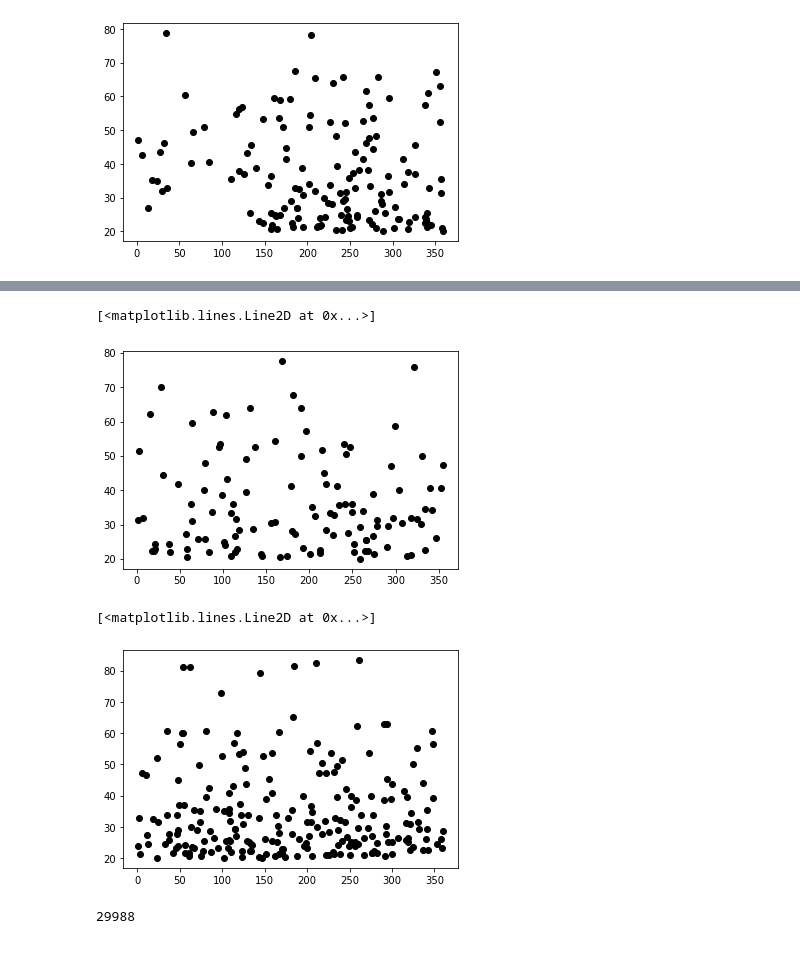
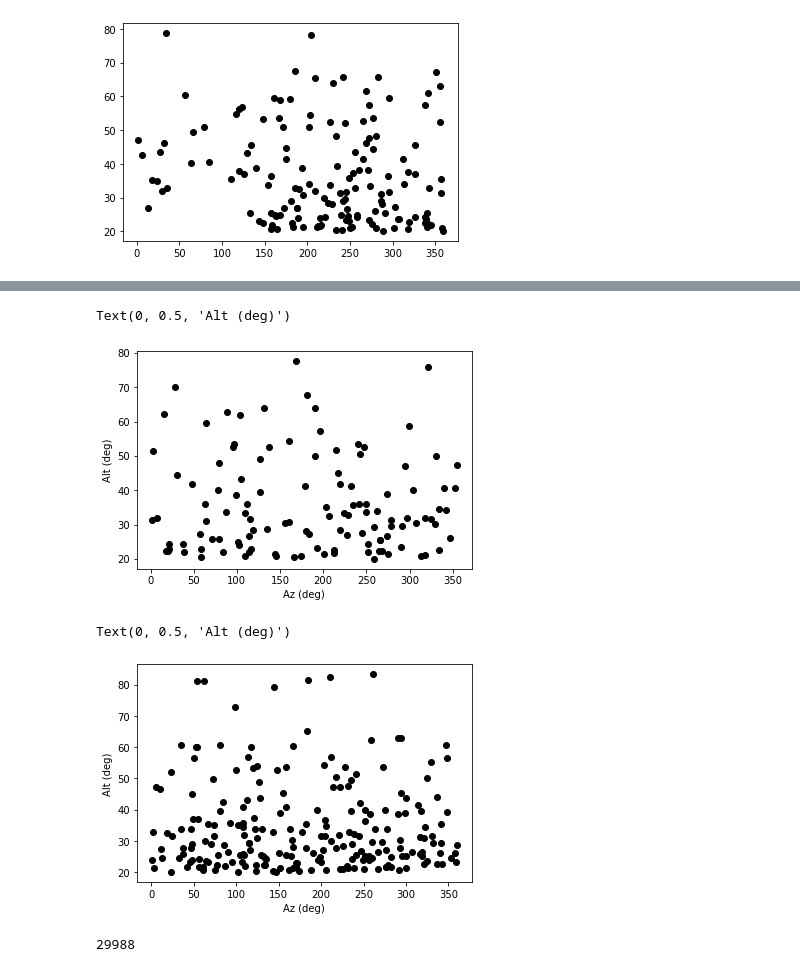
Before and after one commit to dirac-institute/satellite-dodging, a Jupyter notebook: satellite_util_examples.ipynb, the cells around one changed output, grey strips where cells are left out. Saved outputs shown, nothing was run; the diff lists cells and outputs as text; code cells hidden in the pictures.

```diff
--- a/satellite_util_examples.ipynb
+++ b/satellite_util_examples.ipynb
@@ -163,17 +164,21 @@ update time= 29.812159 s
 # %%
 indx = const.visible
 plt.plot(np.degrees(const.azimuth_rad[indx]), np.degrees(const.altitudes_rad[indx]), 'ko')
+plt.xlabel('Az (deg)')
+plt.ylabel('Alt (deg)')
 # %% [output]
-[<matplotlib.lines.Line2D at 0x...>]
+Text(0, 0.5, 'Alt (deg)')
-[figure, old version]
+[figure, new version]
 # %%
 const.update_mjd(60218.0018055556 + 1.5)
 # %%
 indx = const.visible
 plt.plot(np.degrees(const.azimuth_rad[indx]), np.degrees(const.altitudes_rad[indx]), 'ko')
+plt.xlabel('Az (deg)')
+plt.ylabel('Alt (deg)')
 # %% [output]
-[<matplotlib.lines.Line2D at 0x...>]
+Text(0, 0.5, 'Alt (deg)')
-[figure, old version]
+[figure, new version]
 # %%
 len(star_tles)
 # %% [output]
```
Also changed, not shown: parts of 6 cells of this notebook.
